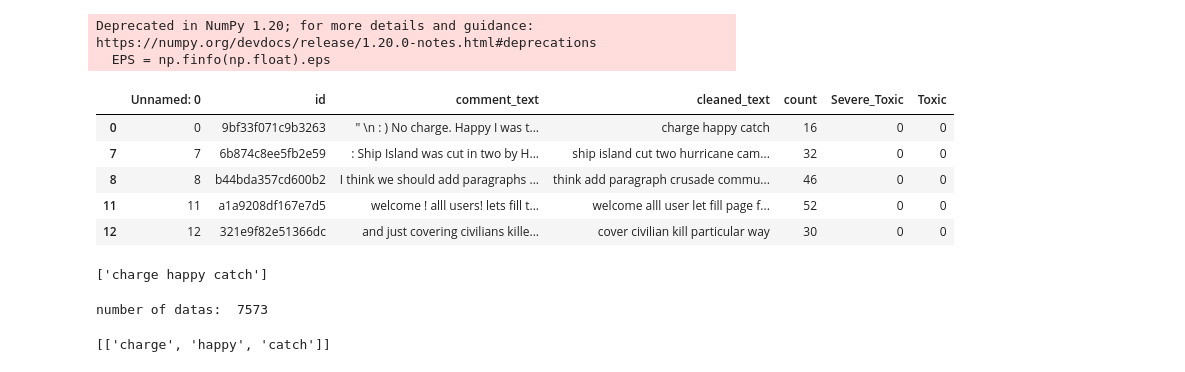
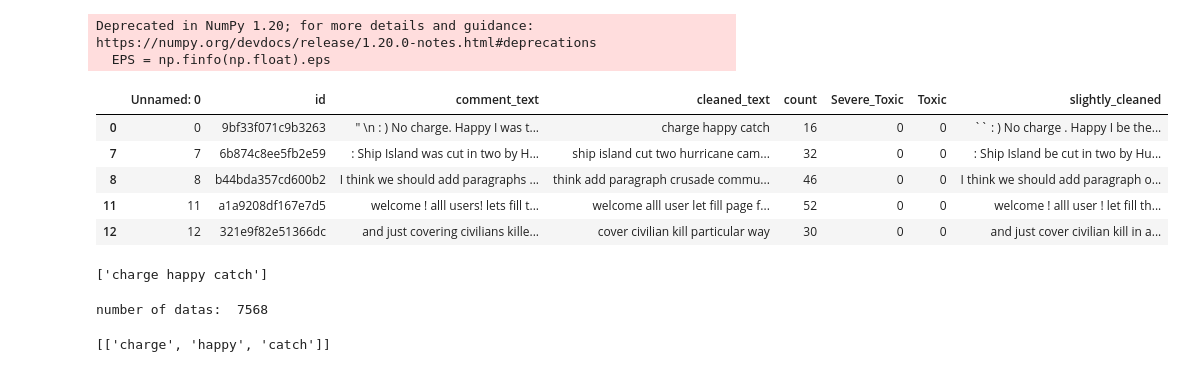
Before and after one commit to ziyingliow2018/Toxic-news-G2T6, a Jupyter notebook: TopicModelling-NonToxic.ipynb, the cells around one changed output. Drawn from its saved outputs; the diff is of its cells as text; code cells hidden in the pictures.

```diff
--- a/TopicModelling-NonToxic.ipynb
+++ b/TopicModelling-NonToxic.ipynb
@@ -60,22 +60,22 @@ warnings.filterwarnings("ignore",category=DeprecationWarning)
 # %%
 '''
 We will be using the 20-Newsgroups dataset for this exercise.
 This version of the dataset contains about 11k newsgroups posts from
 20 different topics. This is available as newsgroups.json.
 '''
 # Import Dataset
-df = pd.read_csv(r'Test_Data_Predictions_RNN.csv', encoding='utf-8')
+df = pd.read_csv(r'cleaned_rnn.csv', encoding='utf-8')
 
 df = df[(df['Toxic']==0)]
 
 df.head()
 # %% [output]
-|  | Unnamed: 0 | id | comment_text | cleaned_text | count | Severe_Toxic | Toxic |
-| 0 | 0 | 9bf33f071c9b3263 | " \n : ) No charge. Happy I was t... | charge happy catch | 16 | 0 | 0 |
-| 7 | 7 | 6b874c8ee5fb2e59 | : Ship Island was cut in two by H... | ship island cut two hurricane cam... | 32 | 0 | 0 |
-| 8 | 8 | b44bda357cd600b2 | I think we should add paragraphs ... | think add paragraph crusade commu... | 46 | 0 | 0 |
-| 11 | 11 | a1a9208df167e7d5 | welcome ! alll users! lets fill t... | welcome alll user let fill page f... | 52 | 0 | 0 |
-| 12 | 12 | 321e9f82e51366dc | and just covering civilians kille... | cover civilian kill particular way | 30 | 0 | 0 |
+|  | Unnamed: 0 | id | comment_text | cleaned_text | count | Severe_Toxic | Toxic | slightly_cleaned |
+| 0 | 0 | 9bf33f071c9b3263 | " \n : ) No charge. Happy I was t... | charge happy catch | 16 | 0 | 0 | `` : ) No charge . Happy I be the... |
+| 7 | 7 | 6b874c8ee5fb2e59 | : Ship Island was cut in two by H... | ship island cut two hurricane cam... | 32 | 0 | 0 | : Ship Island be cut in two by Hu... |
+| 8 | 8 | b44bda357cd600b2 | I think we should add paragraphs ... | think add paragraph crusade commu... | 46 | 0 | 0 | I think we should add paragraph o... |
+| 11 | 11 | a1a9208df167e7d5 | welcome ! alll users! lets fill t... | welcome alll user let fill page f... | 52 | 0 | 0 | welcome ! alll user ! let fill th... |
+| 12 | 12 | 321e9f82e51366dc | and just covering civilians kille... | cover civilian kill particular way | 30 | 0 | 0 | and just cover civilian kill in a... |
 # %%
 '''
 As you can see there are many emails, newline and extra spaces that is quite distracting.
@@ -96,7 +98,7 @@ pprint(data[:1])
 # %%
 print('number of datas: ', len(data))
 # %% [output]
-number of datas:  7573
+number of datas:  7568
 # %%
 '''
 After removing the emails and extra spaces, the text still looks messy.
```
Also changed, not shown: parts of 12 cells of this notebook, 6 other files.
